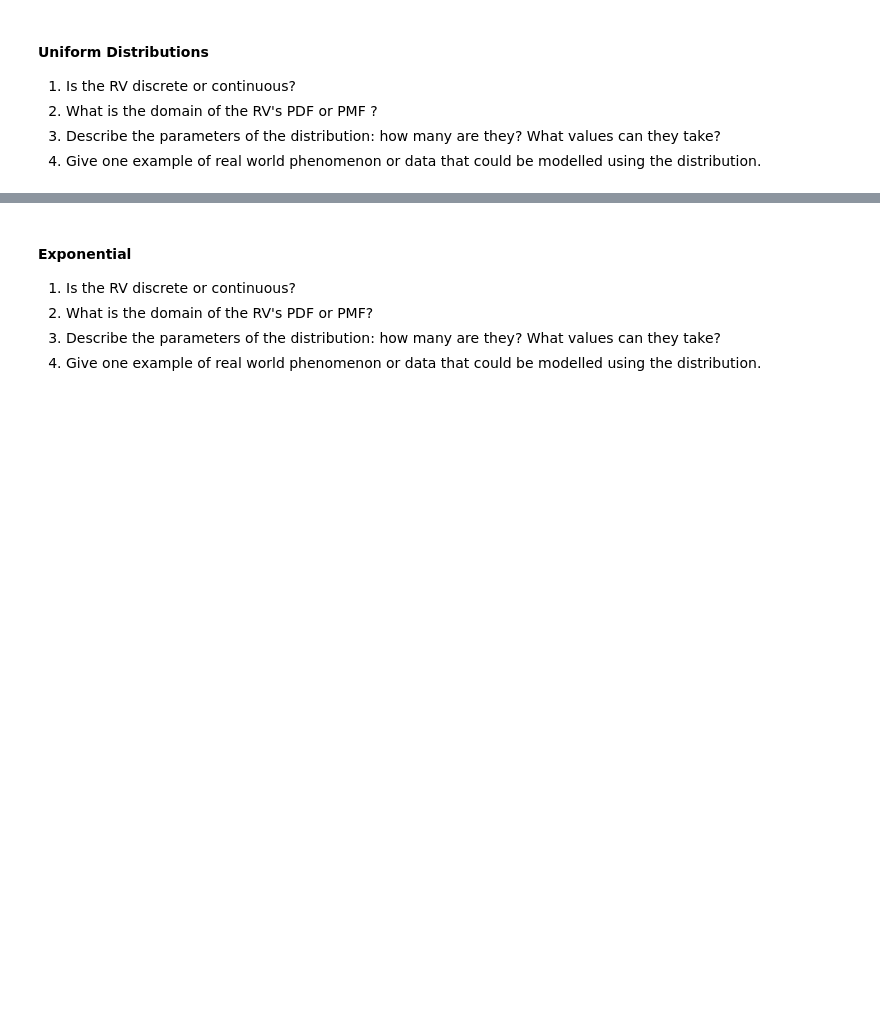
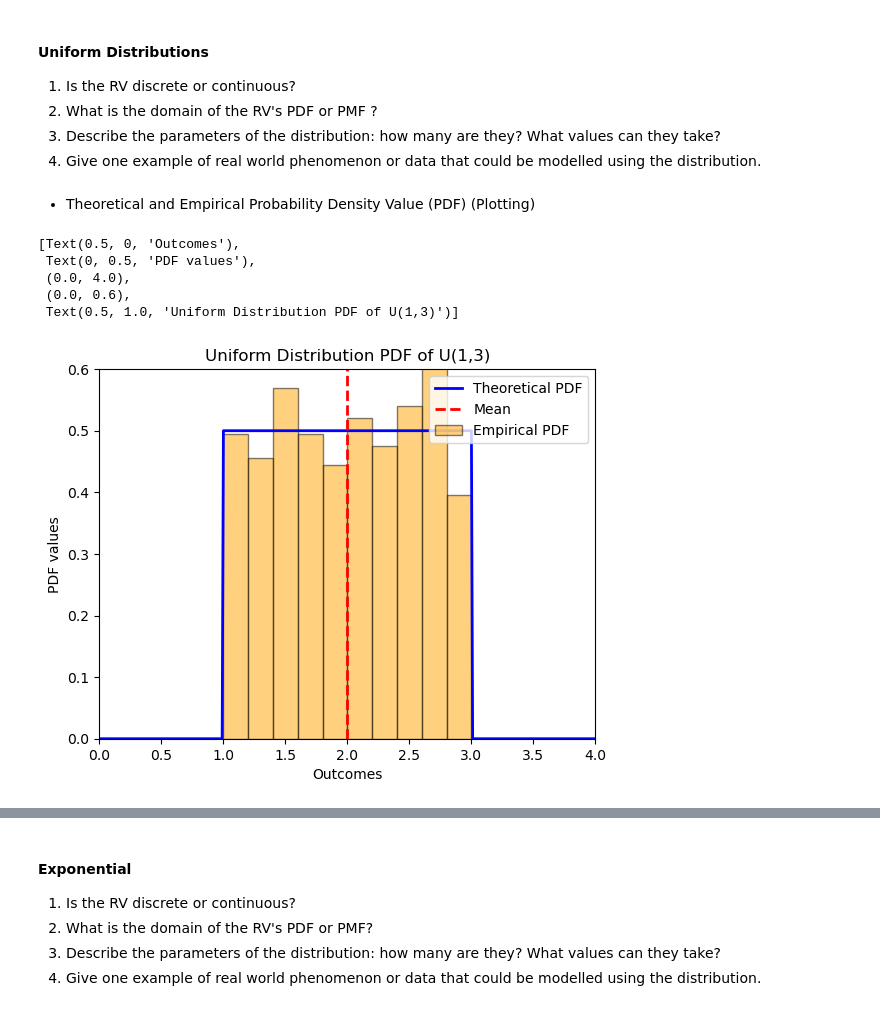
Before and after one commit to Hongze200532/Data-Science, a Jupyter notebook: Applied Statcis_Week 7/worksheet01.ipynb, the cells around one changed output, grey strips where cells are left out. Saved outputs shown, nothing was run; the diff lists cells and outputs as text; code cells hidden in the pictures; blank space fills up the shorter version.

```diff
--- a/Applied Statcis_Week 7/worksheet01.ipynb
+++ b/Applied Statcis_Week 7/worksheet01.ipynb
@@ -276,5 +281,44 @@ and complete the following tasks:
 2. What is the domain of the RV's PDF or PMF ?
 3. Describe the parameters of the distribution: how many are they? What values can they take?
 4. Give one example of real world phenomenon or data that could be modelled using the distribution.
+# %% [markdown]
+* Theoretical and Empirical Probability Density Value (PDF) (Plotting)
 # %%
 # Make a uniform distribution between 1 and 3
+lower = 1
+upper = 3
+UniformDist = stats.uniform (loc = lower, scale = upper - lower)
+
+outcomes = np.linspace(0,4,401)
+# %%
+# Theoretical Probability Density Function (PDF)
+theor_pdf = UniformDist.pdf(outcomes)
+
+# Empirical PDF values
+bin_edge = np.linspace(0,4,21) # Divide the range from 0 to 4 into 20 bins
+uniform_samples = UniformDist.rvs(size=1000) # Generate 1000 random variates from the uniform distribution U(1,3)
+
+# Plot the theoretical PDF - (Blue Line)
+figure, ax = plt.subplots() # Define a new figure and axes
+ax.plot(outcomes, theor_pdf, 'b-', linewidth = 2) # plot the theoretical PDF Curve
+ax.plot([UniformDist.mean(),UniformDist.mean()], [0,0.6],'--r',linewidth =2) # plot the mean line
+
+# Plot the empirical PDF - (By using histogram)(Orange Bars)
+ax.hist(uniform_samples, density = True, bins= bin_edge, align ='mid', alpha = 0.5,color = 'orange',ec = 'black', label='Empirical PDF')
+
+# Plotting Settings
+ax.legend(['Theoretical PDF', 'Mean', 'Empirical PDF'], loc = 'upper right')
+ax.set(
+    xlabel = 'Outcomes',
+    ylabel = 'PDF values',
+    xlim = (0,4),
+    ylim = (0,0.6),
+    title = 'Uniform Distribution PDF of U(1,3)'
+)
+# %% [output]
+[Text(0.5, 0, 'Outcomes'),
+ Text(0, 0.5, 'PDF values'),
+ (0.0, 4.0),
+ (0.0, 0.6),
+ Text(0.5, 1.0, 'Uniform Distribution PDF of U(1,3)')]
+[figure, added]
```
Also changed, not shown: parts of 32 cells of this notebook.
